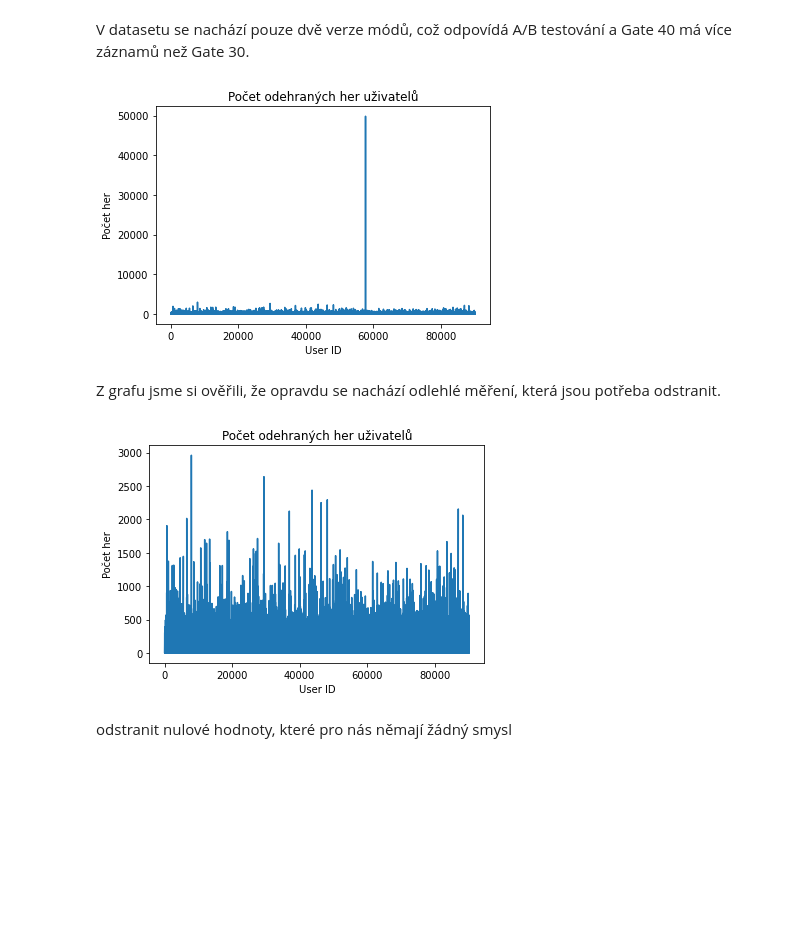
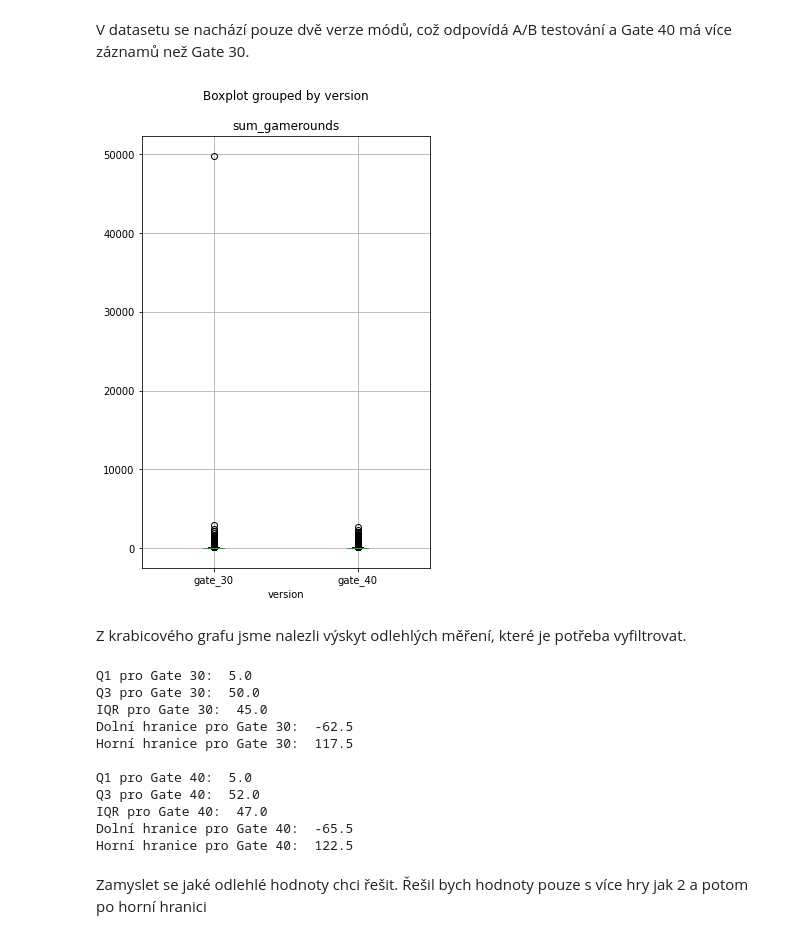
Before and after one commit to 9berny9/cookie_cats_analysis, a Jupyter notebook: cats.ipynb, the cells around one changed output. Drawn from its saved outputs; the diff is of its cells as text; code cells hidden in the pictures; blank space fills up the shorter version.

```diff
--- a/cats.ipynb
+++ b/cats.ipynb
@@ -99,12 +99,3 @@ gate_30    44700
 Name: version, dtype: int64
 # %% [markdown]
 V datasetu se nachází pouze dvě verze módů, což odpovídá A/B testování a Gate 40 má více záznamů než Gate 30.
-# %%
-plt.title("Počet odehraných her uživatelů")
-plt.xlabel("User ID")
-plt.ylabel("Počet her")
-plt.plot(df.sum_gamerounds);
-# %% [output]
-[figure, removed]
-# %% [markdown]
-Z grafu jsme si ověřili, že opravdu se nachází odlehlé měření, která jsou potřeba odstranit.
@@ -114,9 +102,6 @@ df1 = df[df.sum_gamerounds < 10000]
-# %%
-plt.title("Počet odehraných her uživatelů")
-plt.xlabel("User ID")
-plt.ylabel("Počet her")
-plt.plot(df1.sum_gamerounds);
-# %% [output]
-[figure, removed]
-# %% [markdown]
-odstranit nulové hodnoty, které pro nás němají žádný smysl
+# %%
+df.boxplot(column="sum_gamerounds", by="version", figsize=(5, 8));
+# %% [output]
+[figure, added]
+# %% [markdown]
+Z krabicového grafu jsme nalezli výskyt odlehlých měření, které je potřeba vyfiltrovat.
@@ -122,0 +112,42 @@ odstranit nulové hodnoty, které pro nás němají žádný smysl
+# %%
+# Metoda IQR - interquartal range
+# Gate 30
+Q1_a = data_gate30.quantile(0.25)
+Q3_a = data_gate30.quantile(0.75)
+IQR_a = Q3_a - Q1_a
+dolni_hranice_a = Q1_a - 1.5 * IQR_a
+horni_hranice_a = Q3_a + 1.5 * IQR_a
+
+# Gate 40
+Q1_b = data_gate40.quantile(0.25)
+Q3_b = data_gate40.quantile(0.75)
+IQR_b = Q3_b - Q1_b
+dolni_hranice_b = Q1_b - 1.5 * IQR_b
+horni_hranice_b = Q3_b + 1.5 * IQR_b
+
+# zobrazení
+print("Q1 pro Gate 30: ", Q1_a)
+print("Q3 pro Gate 30: ", Q3_a)
+print("IQR pro Gate 30: ", IQR_a)
+print("Dolní hranice pro Gate 30: ", dolni_hranice_a)
+print("Horní hranice pro Gate 30: ", horni_hranice_a)
+print('')
+print("Q1 pro Gate 40: ", Q1_b)
+print("Q3 pro Gate 40: ", Q3_b)
+print("IQR pro Gate 40: ", IQR_b)
+print("Dolní hranice pro Gate 40: ", dolni_hranice_b)
+print("Horní hranice pro Gate 40: ", horni_hranice_b)
+# %% [output]
+Q1 pro Gate 30:  5.0
+Q3 pro Gate 30:  50.0
+IQR pro Gate 30:  45.0
+Dolní hranice pro Gate 30:  -62.5
+Horní hranice pro Gate 30:  117.5
+
+Q1 pro Gate 40:  5.0
+Q3 pro Gate 40:  52.0
+IQR pro Gate 40:  47.0
+Dolní hranice pro Gate 40:  -65.5
+Horní hranice pro Gate 40:  122.5
+# %% [markdown]
+Zamyslet se jaké odlehlé hodnoty chci řešit. Řešil bych hodnoty pouze s více hry jak 2 a potom po horní hranici
```
Also changed, not shown: parts of 2 cells of this notebook.
